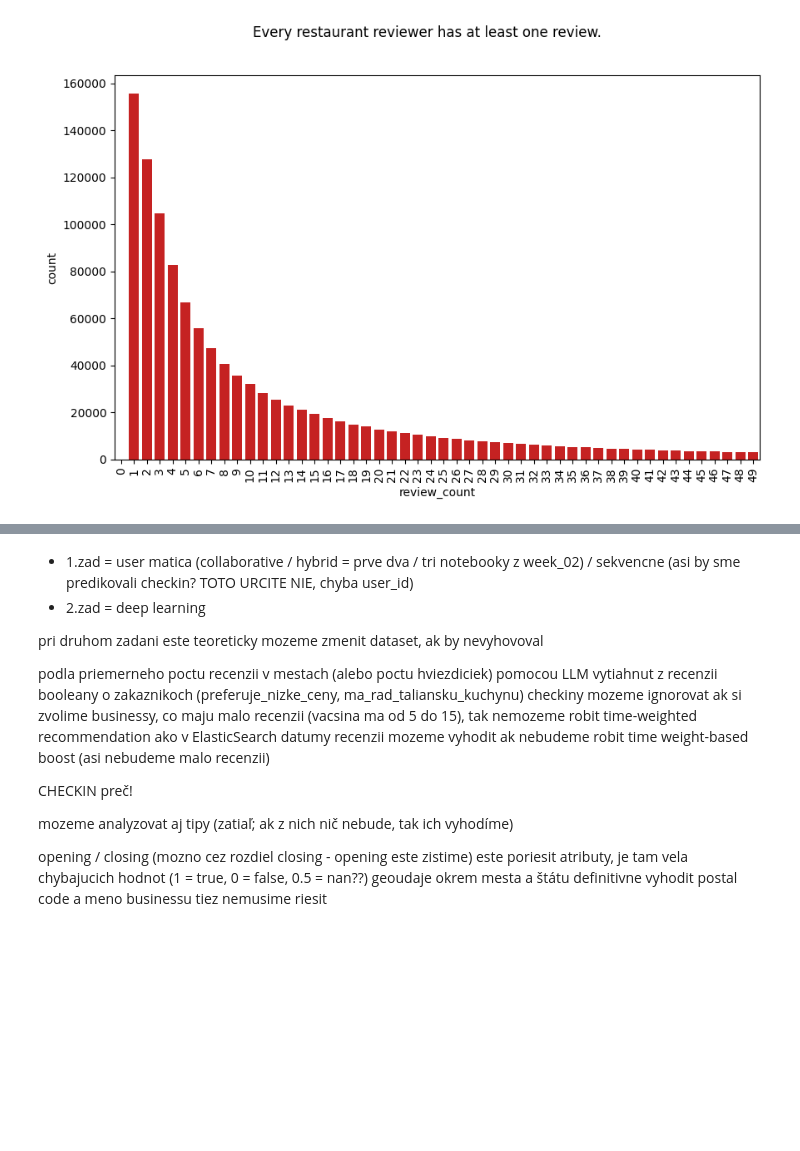
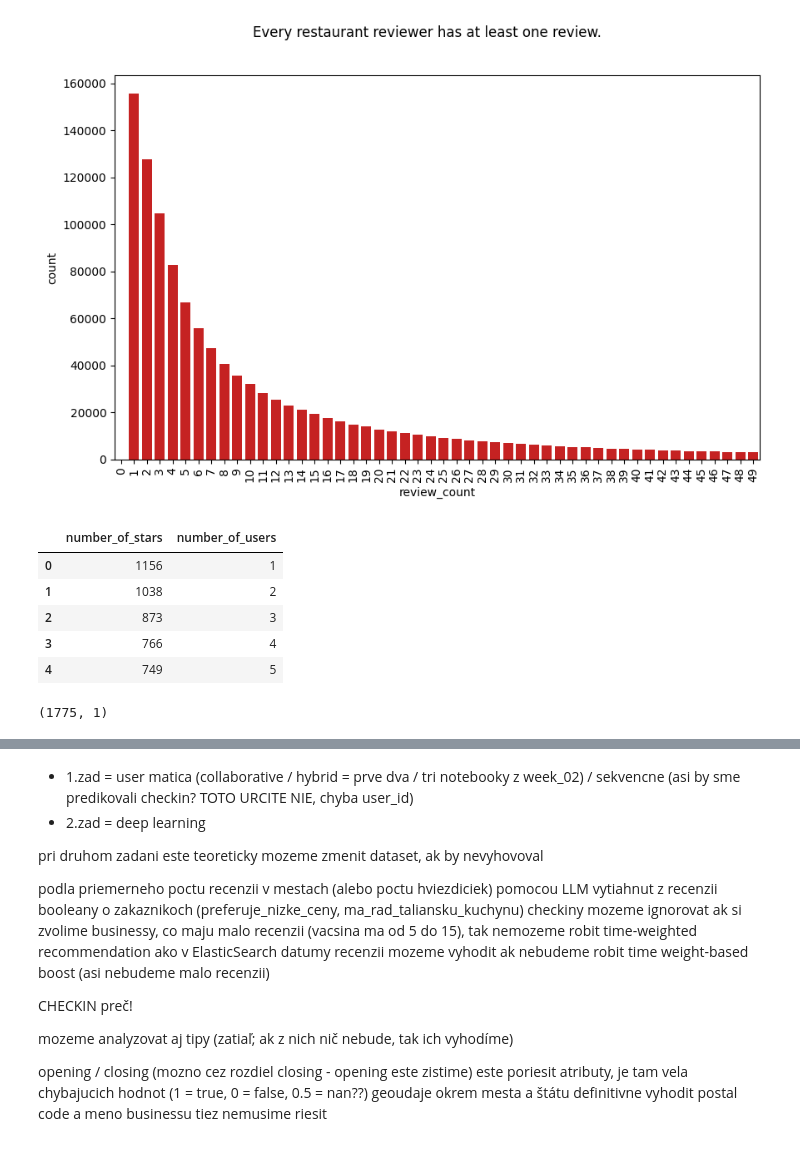
Before and after one commit to xkello/ISA-Team-8, a Jupyter notebook: EDA_restaurant.ipynb, the cells around one changed output, grey strips where cells are left out. Saved outputs shown, nothing was run; the diff lists cells and outputs as text; code cells hidden in the pictures; blank space fills up the shorter version.

```diff
--- a/EDA_restaurant.ipynb
+++ b/EDA_restaurant.ipynb
@@ -1056,0 +1063,18 @@ plt.show()
+# %%
+dict_users_vis = {"number_of_stars": [], "number_of_users": []}
+for number_of_stars in (users_sorted_by_stars["stars"].unique()):
+    users_with_n_stars = users_sorted_by_stars[users_sorted_by_stars["stars"] >= number_of_stars]
+    dict_users_vis["number_of_stars"].append(number_of_stars)
+    dict_users_vis["number_of_users"].append(users_with_n_stars.shape[0])
+with pd.option_context(
+    'display.max_rows', None,
+    'display.max_columns', None
+    ):
+    display(pd.DataFrame(dict_users_vis).head())
+# %% [output]
+|  | number_of_stars | number_of_users |
+| 0 | 1156 | 1 |
+| 1 | 1038 | 2 |
+| 2 | 873 | 3 |
+| 3 | 766 | 4 |
+| 4 | 749 | 5 |
@@ -1056,0 +1084,4 @@ plt.show()
+# %%
+users_with_most_stars.shape
+# %% [output]
+(1775, 1)
```
Also changed, not shown: parts of 32 cells of this notebook, 3 other files.
